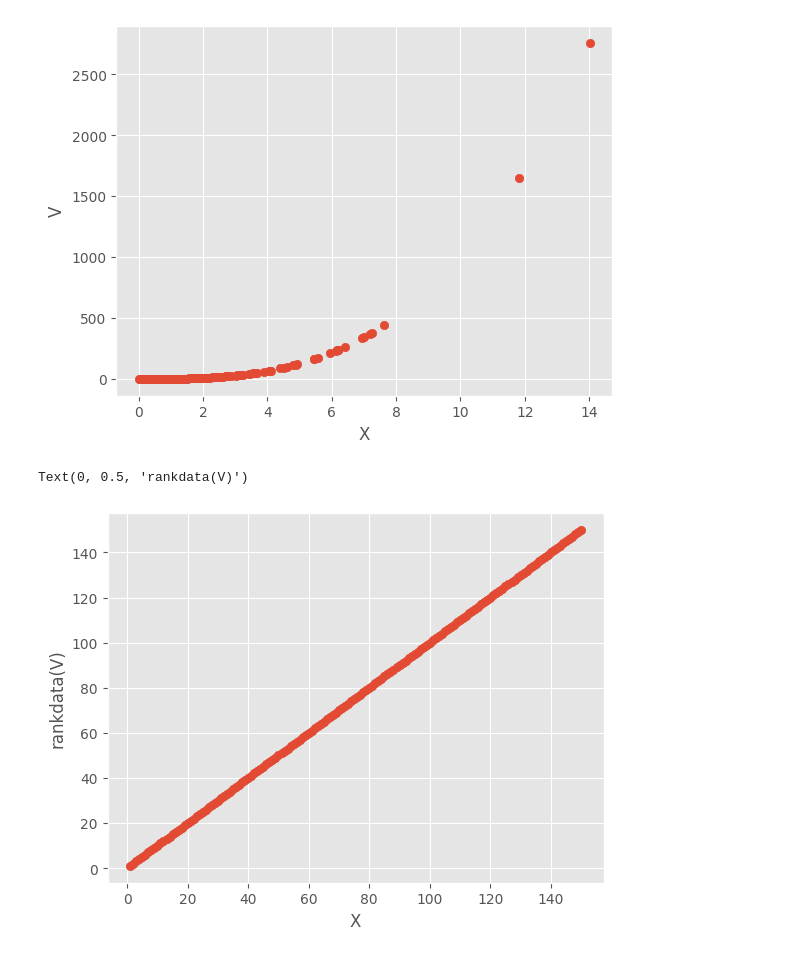
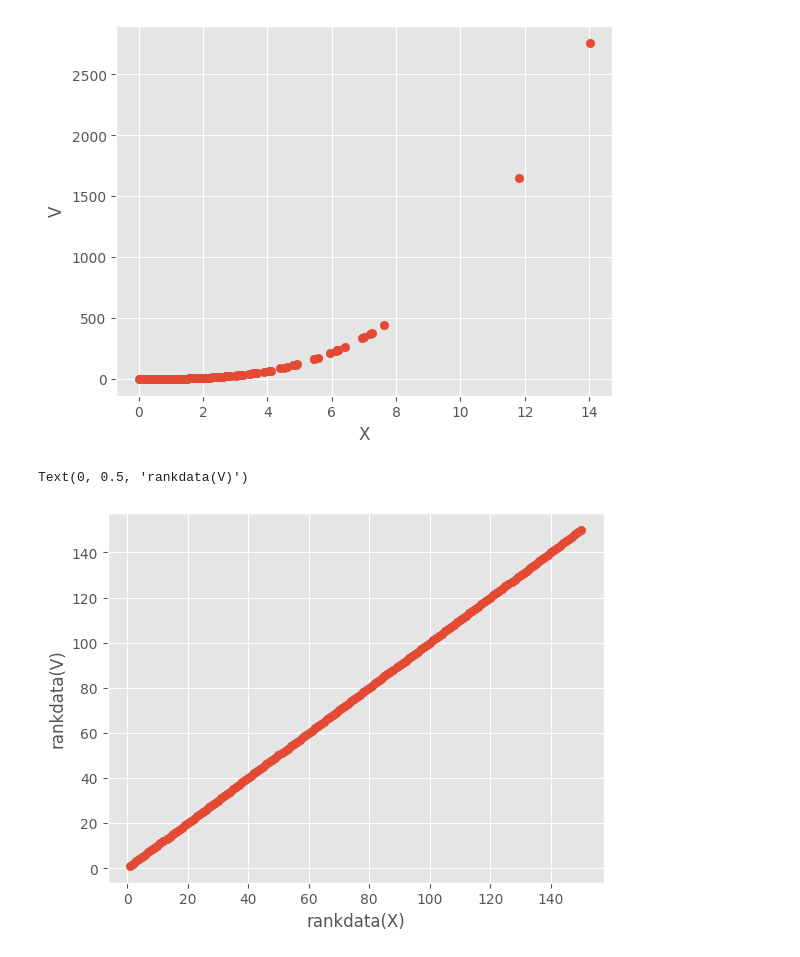
Before and after one commit to litc0x3B/Stats-Labs, a Jupyter notebook: lab4.ipynb, the cells around one changed output. Drawn from its saved outputs; the diff is of its cells as text; code cells hidden in the pictures.

```diff
--- a/lab4.ipynb
+++ b/lab4.ipynb
@@ -116,8 +116,8 @@ Text(0, 0.5, 'V')
 [figure]
 # %%
 plt.scatter(stats.rankdata(X), stats.rankdata(X**3))
-plt.xlabel('X')
+plt.xlabel('rankdata(X)')
 plt.ylabel('rankdata(V)')
 # %% [output]
 Text(0, 0.5, 'rankdata(V)')
-[figure, old version]
+[figure, new version]
```
